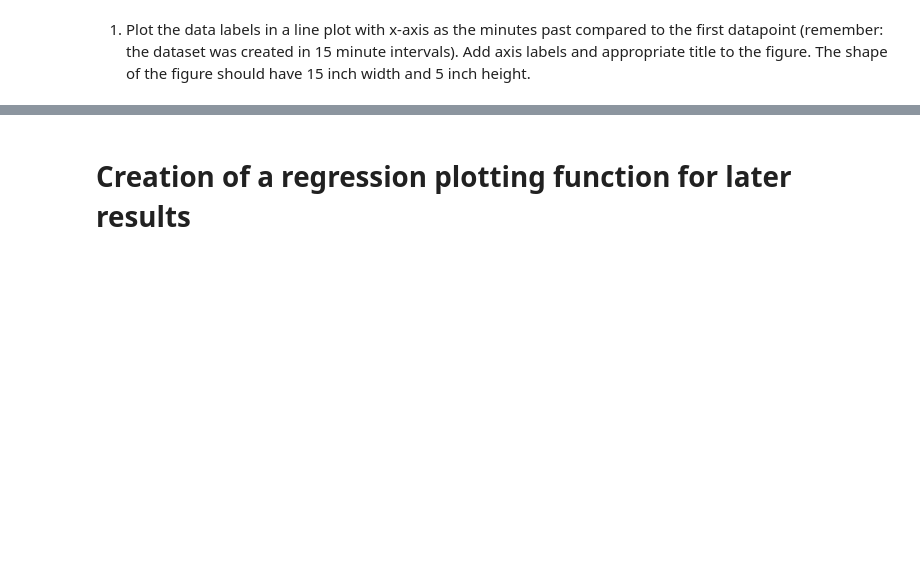
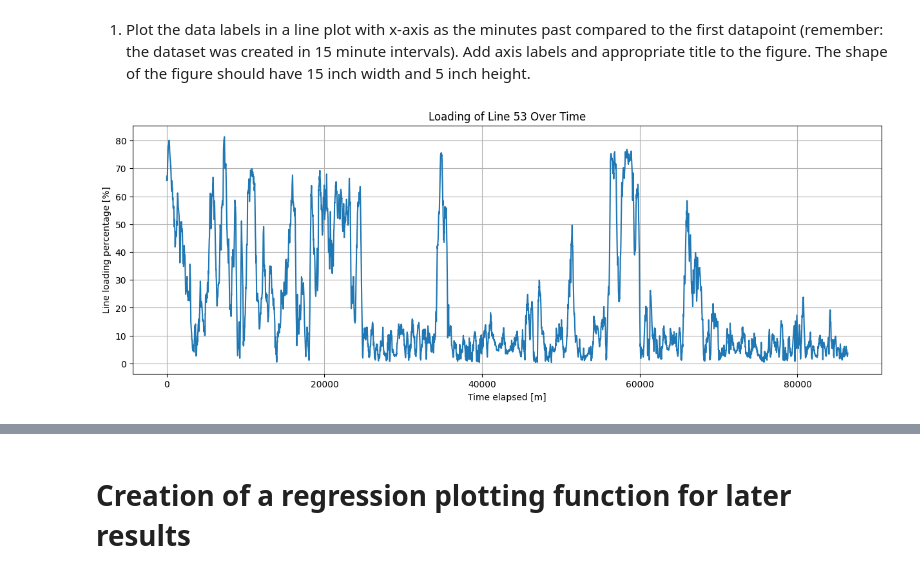
Before and after one commit to Doronke/IEPG-SET3065, a Jupyter notebook: A3/A6.ipynb, the cells around one changed output, grey strips where cells are left out. Drawn from its saved outputs; the diff is of its cells as text; code cells hidden in the pictures; blank space fills up the shorter version.

```diff
--- a/A3/A6.ipynb
+++ b/A3/A6.ipynb
@@ -126,10 +233,10 @@ print(X.shape, X_full.shape)
 # %%
 #Answers
 #1),2)
-line_Y =
-max_value =
+line_Y = line_loading_percentages.max().idxmax()
+max_value = line_loading_percentages.max().max()
 print(f"Highest load percentage is {max_value} and is observed on line {line_Y}")
 
 #3)
-y =
-print(f"The regression target set is: {y}")
+y = line_loading_percentages[line_Y]
+print(f"The regression target set is: \n{y.head()}")
@@ -140,11 +260,15 @@ print(f"The regression target set is: {y}")
 # %%
 #Answer
 #1)
-x_axis =
-y_axis =
+x_axis = np.arange(len(y)) * 15 # Each timestep is 15 minutes
+y_axis = y
+
 plt.figure(figsize=(15,5))
 plt.plot(x_axis, y_axis)
-plt.xlabel("timestep [m]")
-plt.ylabel("loading percentage [%]")
-plt.title("Label set")
+plt.xlabel("Time elapsed [m]")
+plt.ylabel("Line loading percentage [%]")
+plt.title(f"Loading of Line {line_Y} Over Time")
+plt.grid(True)
 plt.show()
+# %% [output]
+[figure, added]
```
Also changed, not shown: parts of 38 cells of this notebook, 3 other files.
